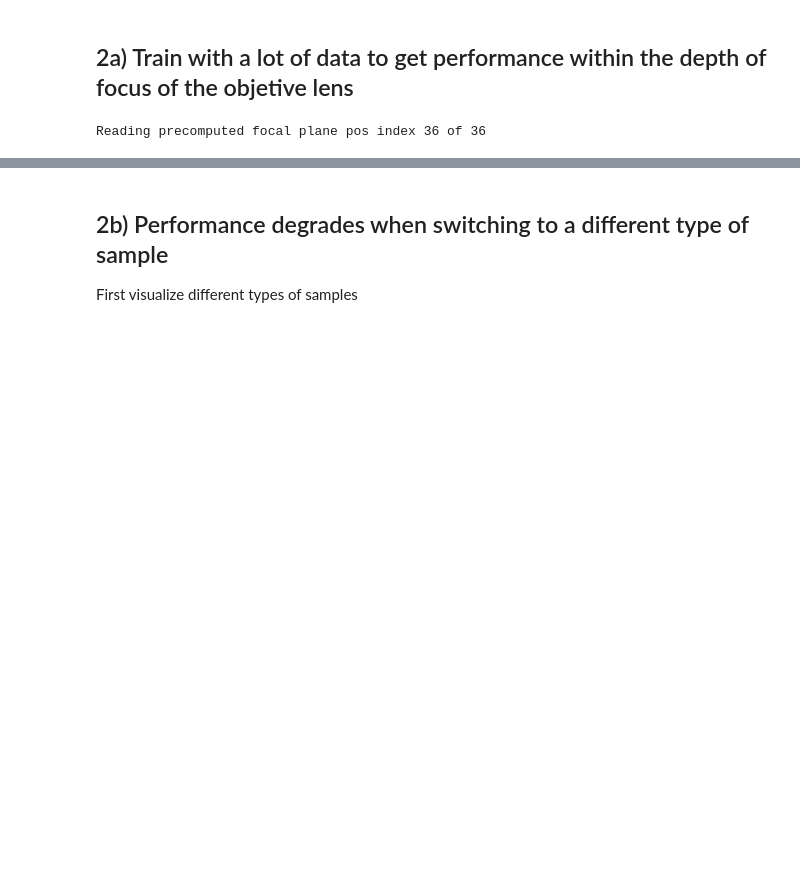
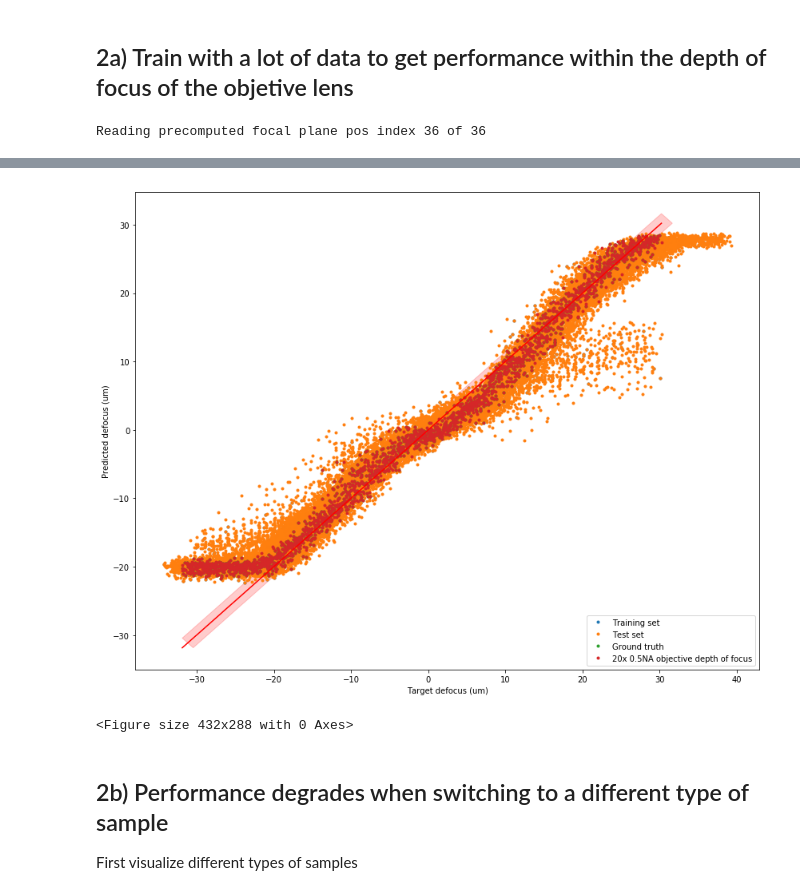
Before and after one commit to Waller-Lab/DeepAutofocus, a Jupyter notebook: deep_af_demo.ipynb, the cells around one changed output, grey strips where cells are left out. Drawn from its saved outputs; the diff is of its cells as text; code cells hidden in the pictures; blank space fills up the shorter version.

```diff
--- a/deep_af_demo.ipynb
+++ b/deep_af_demo.ipynb
@@ -285,7 +285,7 @@ Reading precomputed focal plane pos index 36 of 36
 with DefocusNetwork(input_shape=train_features.shape[1], train_generator=train_generator,
                     val_generator=val_generator, predict_input_shape=[patch_size, patch_size],
                     deterministic_params=deterministic_params, train_mode='train',
-                    learning_rate=1e-4,num_hidden_units=14*[100],export_path: "./big_model"  ) as network:
+                    learning_rate=2e-5,num_hidden_units=10*[100],export_path: "./big_model"  ) as network:
 
     # run training set and both valdation sets through network to generate predictions
     train_prediction_defocus, train_target_defocus = network.predict(train_generator)
@@ -325,3 +325,5 @@ Step 7200, val loss: 6.47928524017334
+[figure, added]
+<Figure size 432x288 with 0 Axes>
 # %% [markdown]
 ## 2b) Performance degrades when switching to a different type of sample
 First visualize different types of samples
```
Also changed, not shown: parts of 2 cells of this notebook.
